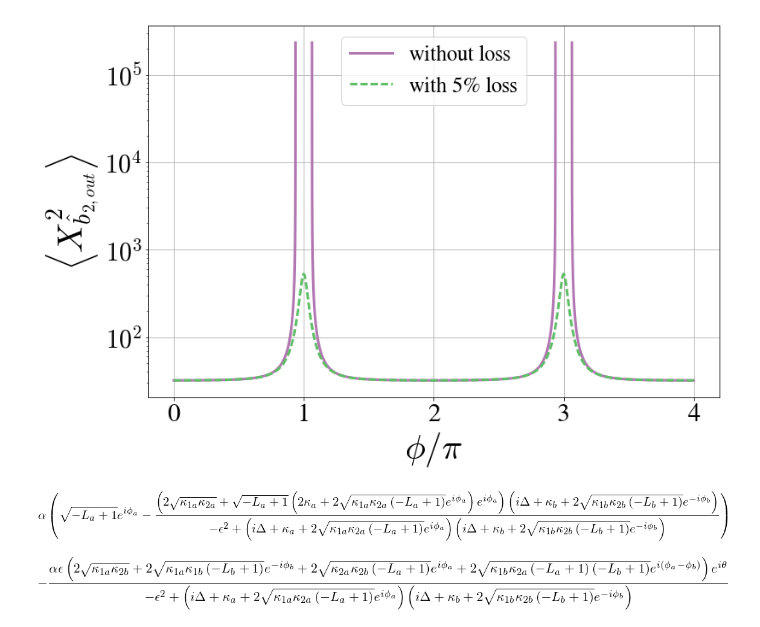
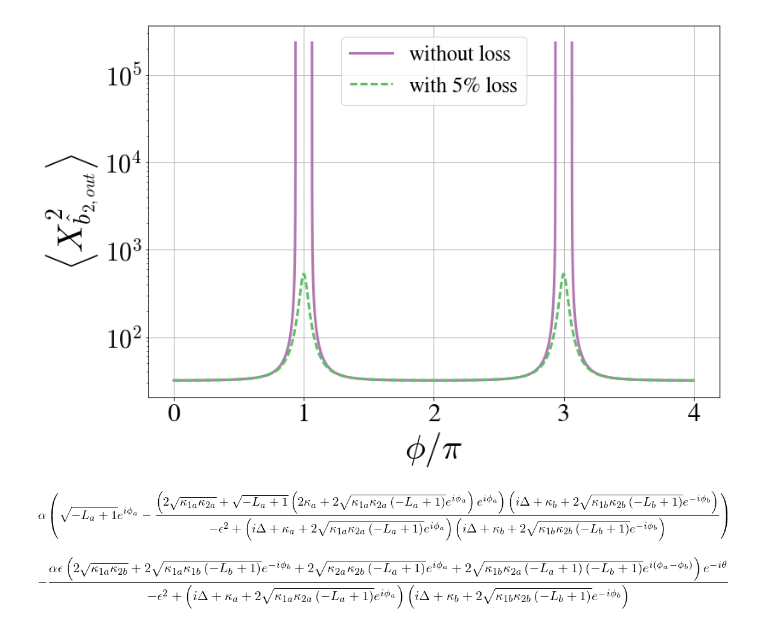
Before and after one commit to nemetniki/General-linear-model, a Jupyter notebook: NDPA_sensitivity.ipynb, the cells around one changed output. Saved outputs shown, nothing was run; the diff lists cells and outputs as text; code cells hidden in the pictures.

```diff
--- a/NDPA_sensitivity.ipynb
+++ b/NDPA_sensitivity.ipynb
@@ -903,37 +903,38 @@ plt.show()
 # %%
 import sympy as sym
 from IPython.display import display
 sym.init_printing()
 
 thetas,kapas,kapbs,Dels,kap1as,kap2as,kap1bs,kap2bs = \
 sym.symbols("\\theta \kappa_a \kappa_b \Delta \kappa_{1a} \kappa_{2a} \kappa_{1b} \kappa_{2b}", real=True)
 Las,Lbs,phias,phibs,deltas,alphas,epss = sym.symbols("L_a L_b \phi_a \phi_b \delta \\alpha \epsilon", real=True)
 kas = 2*sym.sqrt(kap1as*kap2as*(1-Las))
 kbs = 2*sym.sqrt(kap1bs*kap2bs*(1-Lbs))
 Kas = kapas+sym.I*Dels+kas*sym.exp(sym.I*phias)
 Kbs = kapbs+sym.I*Dels+kbs*sym.exp(-sym.I*(phibs))
 Rs  = kapas+kapbs+kas*sym.cos(phias)+kbs*sym.cos(phibs)
-ps  = sym.sqrt((Kas-Kbs)**2+4*epss**2)
+ps  = sym.sqrt((Kas-Kbs)**2+4*epss**2+0*sym.I)
 prs = sym.re(ps)
 pis = sym.im(ps)
 das = sym.sqrt(2*kap2as) + sym.sqrt(2*kap1as*(1-Las))*sym.exp(sym.I*phias)
 dbs = sym.sqrt(2*kap2bs) + sym.sqrt(2*kap1bs*(1-Lbs))*sym.exp(sym.I*(phibs))
-s1s = sym.trigsimp((-1/(Kas*Kbs-epss**2)*(2*sym.sqrt(kap1as*kap2as)+(2*kapas+kas*sym.exp(sym.I*phias))*sym.sqrt(1-Las)*\
+s1s = ((-1/(Kas*Kbs-epss**2)*(2*sym.sqrt(kap1as*kap2as)+(2*kapas+kas*sym.exp(sym.I*phias))*sym.sqrt(1-Las)*\
                             sym.exp(sym.I*phias))*(Kbs)+ sym.sqrt(1-Las)*sym.exp(sym.I*phias))*alphas)
 display(s1s)
-s2s = sym.trigsimp(-epss*sym.exp(sym.I*thetas)/(Kas*Kbs-epss**2)*\
+s2s = (-epss*sym.exp(-sym.I*thetas)/(Kas*Kbs-epss**2)*\
 (2*sym.sqrt(kap1as*kap2bs)+2*sym.sqrt(kap2as*kap2bs*(1-Las)) * sym.exp(sym.I*phias) + \
  2*sym.sqrt(kap1as*kap1bs*(1-Lbs)) * sym.exp(-sym.I*(phibs))+\
  2*sym.sqrt(kap1bs*kap2as*(1-Las)*(1-Lbs))*sym.exp(sym.I*(phias-phibs)))*alphas)
 display(s2s)
 #display(sym.trigsimp(sym.expand(s1s+s2s)))
-sig = (2*sym.im(s1s+s2s))
+sig = (sym.im(s1s+s2s))
+#display(sym.diff(prs,phias)/kas)
 dersig = .5*(sym.diff(sig,phias)-sym.diff(sig,phibs))
 #display(dersig)
 dersignal = sym.lambdify((thetas,kapas,kapbs,Dels,kap1as,kap2as,kap1bs,kap2bs,Las,Lbs,phias,phibs,alphas,epss),\
                          dersig, modules="numpy")
 # %% [output]
 [figure]
-[figure, old version]
+[figure, new version]
 # %%
 %matplotlib inline
```
Also changed, not shown: parts of 2 cells of this notebook, 1 other file.
